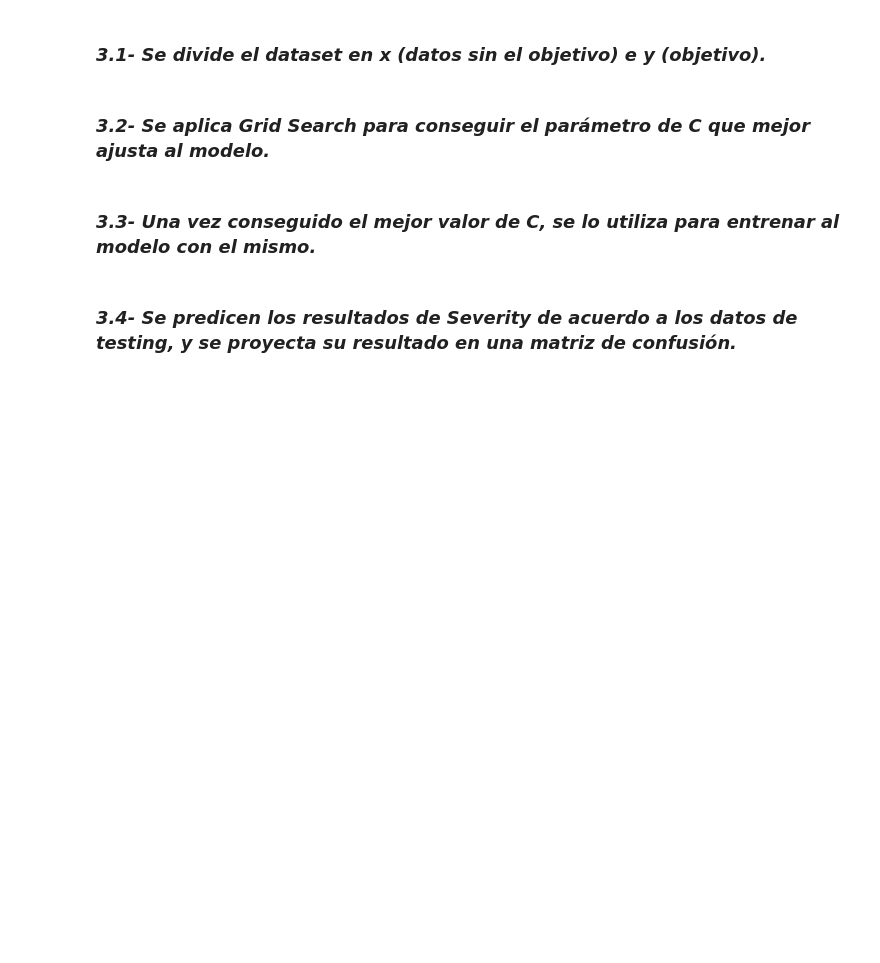
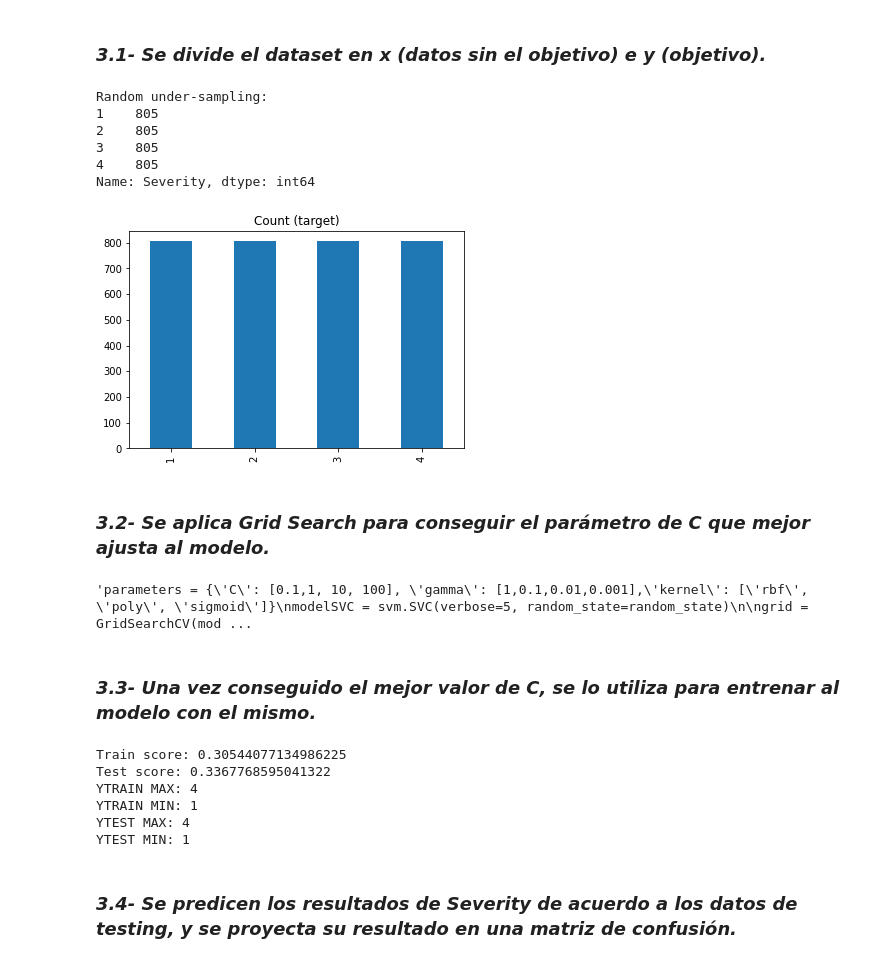
Before and after one commit to diegoritu/Inteligencia_Artificial, a Jupyter notebook: analisis_IA.ipynb, the cells around one changed output. Drawn from its saved outputs; the diff is of its cells as text; code cells hidden in the pictures; blank space fills up the shorter version.

```diff
--- a/analisis_IA.ipynb
+++ b/analisis_IA.ipynb
@@ -18,8 +18,11 @@ import numpy as np
 pd.set_option('display.max_columns', None)
 
 #Importamos solamente los atributos que nos interesa analizar.
+"""data_frame = pd.read_csv("Accidente.csv", header=0 ,usecols=["Severity","Junction", "Stop", "Traffic_Signal",
+ "Sunrise_Sunset","Visibility(mi)", "Pressure(in)","Humidity(%)","Wind_Speed(mph)"])"""
+
 data_frame = pd.read_csv("Accidente.csv", header=0 ,usecols=["Severity","Junction", "Stop", "Traffic_Signal",
- "Sunrise_Sunset", "Visibility(mi)", "Pressure(in)","Humidity(%)","Wind_Speed(mph)"])
+ "Sunrise_Sunset"])
 
 #Definimos la semilla que se utilizará a lo largo del proyecto.
 random_state=42
@@ -70,0 +73,30 @@ print("YSAMPLE MIN: {}".format(np.min(y_sample)))
+# %%
+count_class_1, count_class_2, count_class_3, count_class_4 = data_frame["Severity"].value_counts()
+
+df_severity_1 = data_frame[data_frame['Severity'] == 1]
+df_severity_2 = data_frame[data_frame['Severity'] == 2]
+df_severity_3 = data_frame[data_frame['Severity'] == 3]
+df_severity_4 = data_frame[data_frame['Severity'] == 4]
+
+df_severity_1_under = df_severity_1.sample(805)
+df_severity_2_under = df_severity_2.sample(805)
+df_severity_3_under = df_severity_3.sample(805)
+df_severity_4_under = df_severity_4.sample(805)
+
+df_test_under = pd.concat([df_severity_1_under, df_severity_2_under, df_severity_3_under, df_severity_4_under], axis=0)
+
+print('Random under-sampling:')
+print(df_test_under['Severity'].value_counts())
+
+df_test_under['Severity'].value_counts().plot(kind='bar', title='Count (target)')
+
+x_sample = df_test_under.drop("Severity", axis=1)
+y_sample = df_test_under["Severity"]
+# %% [output]
+Random under-sampling:
+1    805
+2    805
+3    805
+4    805
+Name: Severity, dtype: int64
+[figure, added]
@@ -71,22 +108,28 @@ print("YSAMPLE MIN: {}".format(np.min(y_sample)))
 # %% [markdown]
 ### _3.2- Se aplica Grid Search para conseguir el parámetro de C que mejor ajusta al modelo._
 # %%
-parameters = [{"kernel": ["linear", "rbf", "sigmoid"], "C": [.2, .5, .8, 1.]}, {"kernel": ["poly"], "C": [.2, .5, .8, 1.], "degree": [2, 3, 4]}]
+"""parameters = {'C': [0.1,1, 10, 100], 'gamma': [1,0.1,0.01,0.001],'kernel': ['rbf', 'poly', 'sigmoid']}
 modelSVC = svm.SVC(verbose=5, random_state=random_state)
 
 grid = GridSearchCV(modelSVC, parameters, verbose=5, n_jobs=-1)
 
-grid.fit(x_sample, y_sample)
+grid.fit(X_rus, y_rus)
 
 print("Mejor valor de C:")
 print(grid.best_params_)
-print("Train score:", grid.score(x_sample, y_sample))
+print("Train score:", grid.score(X_rus, y_rus))"""
+# %% [output]
+'parameters = {\'C\': [0.1,1, 10, 100], \'gamma\': [1,0.1,0.01,0.001],\'kernel\': [\'rbf\', \'poly\', \'sigmoid\']}\nmodelSVC = svm.SVC(verbose=5, random_state=random_state)\n\ngrid = GridSearchCV(mod ...
 # %% [markdown]
 ### _3.3- Una vez conseguido el mejor valor de C, se lo utiliza para entrenar al modelo con el mismo._
 # %%
-xtrain, xtest, ytrain, ytest = train_test_split(x_sample, y_sample, stratify=y_sample, random_state=random_state)
+xtrain, xtest, ytrain, ytest = train_test_split(x_sample, y_sample, random_state=random_state)
 
-linear_svc = svm.SVC(**grid.best_params_,random_state=random_state)
+
+
+"""linear_svc = svm.SVC(**grid.best_params_,random_state=random_state)
+"""
+linear_svc = svm.SVC(C=1,gamma=0.1,kernel="poly", random_state=random_state)
 linear_svc.fit(xtrain, ytrain)
 
 print("Train score:", linear_svc.score(xtrain, ytrain))
@@ -95,6 +138,13 @@ print("YTRAIN MAX: {}".format(np.max(ytrain)))
 print("YTRAIN MIN: {}".format(np.min(ytrain)))
 print("YTEST MAX: {}".format(np.max(ytest)))
 print("YTEST MIN: {}".format(np.min(ytest)))
+# %% [output]
+Train score: 0.30544077134986225
+Test score: 0.3367768595041322
+YTRAIN MAX: 4
+YTRAIN MIN: 1
+YTEST MAX: 4
+YTEST MIN: 1
 # %% [markdown]
 ### _3.4- Se predicen los resultados de Severity de acuerdo a los datos de testing, y se proyecta su resultado en una matriz de confusión._
 # %%
```
Also changed, not shown: parts of 4 cells of this notebook.
